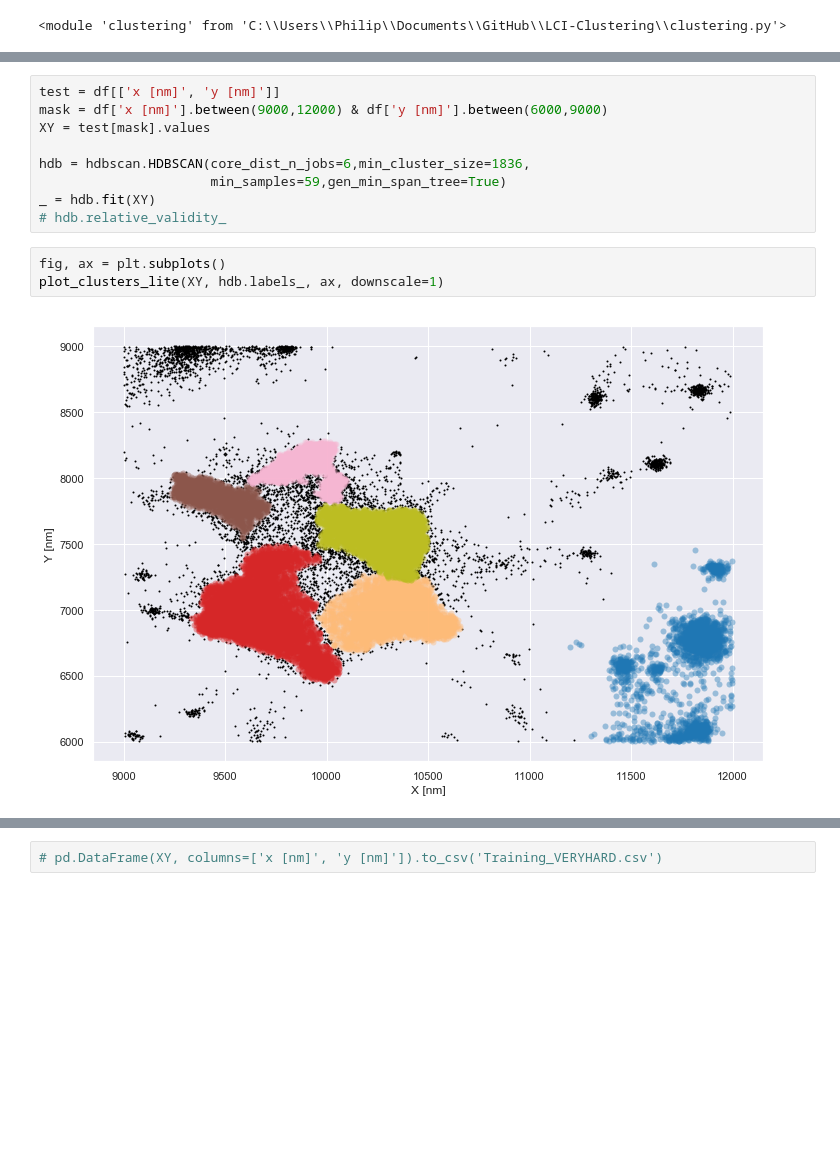
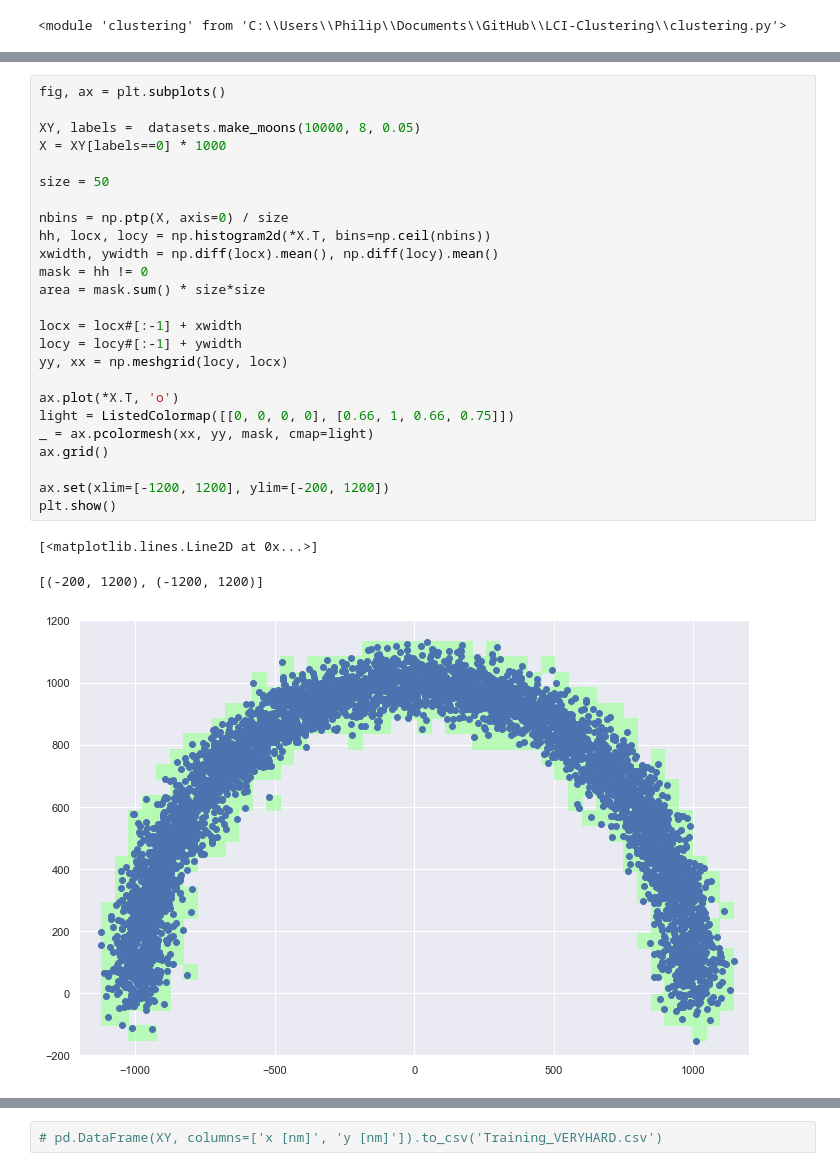
Before and after one commit to PCiunkiewicz/smlm-clustering, a Jupyter notebook: Clustering.ipynb, the cells around one changed output, grey strips where cells are left out. Drawn from its saved outputs; the diff is of its cells as text; blank space fills up the shorter version.

```diff
--- a/Clustering.ipynb
+++ b/Clustering.ipynb
@@ -113,16 +50,31 @@ results.head(10)
-# %%
-test = df[['x [nm]', 'y [nm]']]
-mask = df['x [nm]'].between(9000,12000) & df['y [nm]'].between(6000,9000)
-XY = test[mask].values
-
-hdb = hdbscan.HDBSCAN(core_dist_n_jobs=6,min_cluster_size=1836,
-                      min_samples=59,gen_min_span_tree=True)
-_ = hdb.fit(XY)
-# hdb.relative_validity_
-# %%
-fig, ax = plt.subplots()
-plot_clusters_lite(XY, hdb.labels_, ax, downscale=1)
-# %% [output]
-[figure, removed]
+# %%
+fig, ax = plt.subplots()
+
+XY, labels =  datasets.make_moons(10000, 8, 0.05)
+X = XY[labels==0] * 1000
+
+size = 50
+
+nbins = np.ptp(X, axis=0) / size
+hh, locx, locy = np.histogram2d(*X.T, bins=np.ceil(nbins))
+xwidth, ywidth = np.diff(locx).mean(), np.diff(locy).mean()
+mask = hh != 0
+area = mask.sum() * size*size
+
+locx = locx#[:-1] + xwidth
+locy = locy#[:-1] + ywidth
+yy, xx = np.meshgrid(locy, locx)
+
+ax.plot(*X.T, 'o')
+light = ListedColormap([[0, 0, 0, 0], [0.66, 1, 0.66, 0.75]])
+_ = ax.pcolormesh(xx, yy, mask, cmap=light)
+ax.grid()
+
+ax.set(xlim=[-1200, 1200], ylim=[-200, 1200])
+plt.show()
+# %% [output]
+[<matplotlib.lines.Line2D at 0x...>]
+[(-200, 1200), (-1200, 1200)]
+[figure, added]
 # %%
 plt.close('all')
```
Also changed, not shown: parts of 12 cells of this notebook, 1 other file.
